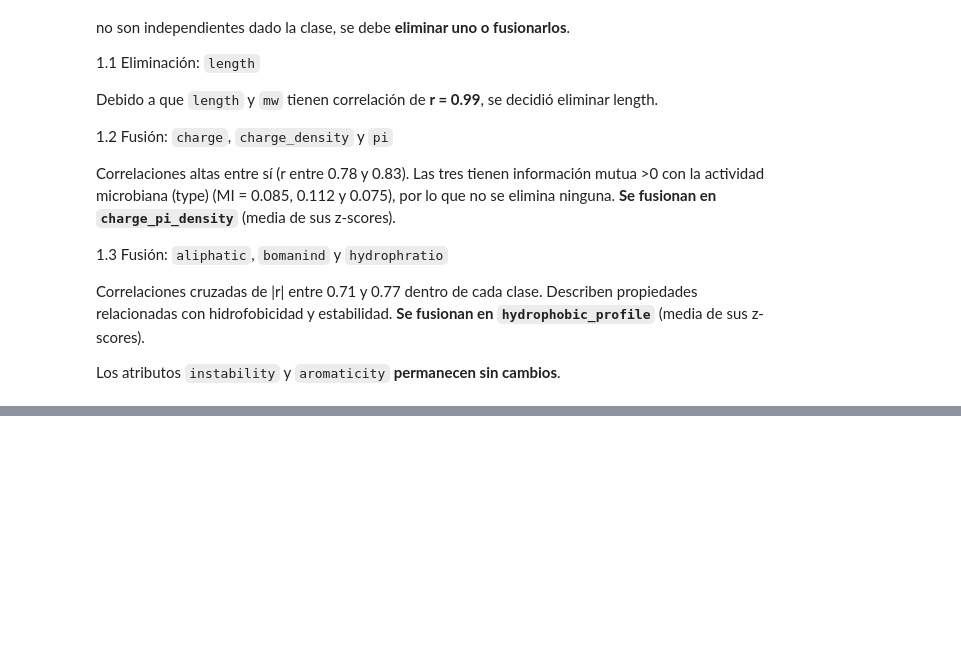
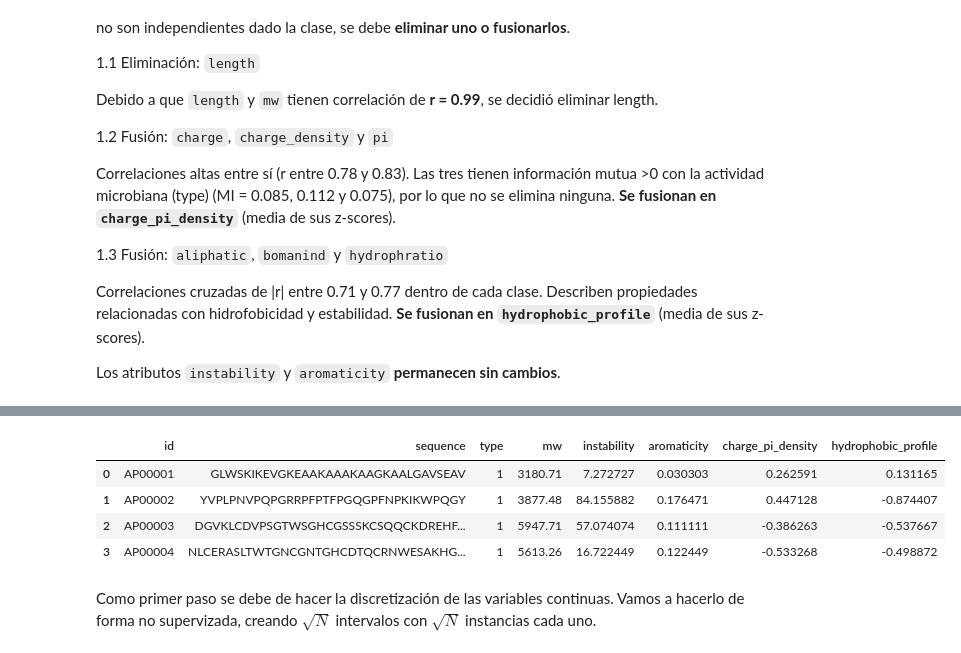
Before and after one commit to jazminamg26/NBC_antimicrobial_peptides, a Jupyter notebook: main.ipynb, the cells around one changed output, grey strips where cells are left out. Saved outputs shown, nothing was run; the diff lists cells and outputs as text; code cells hidden in the pictures; blank space fills up the shorter version.

```diff
--- a/main.ipynb
+++ b/main.ipynb
@@ -465,0 +526,10 @@ Para empezar a ver cuál modelo podría servirnos, vamos a ver si hay correlaci
+# %%
+df_clean.head(4)
+# %% [output]
+|  | id | sequence | type | mw | instability | aromaticity | charge_pi_density | hydrophobic_profile |
+| 0 | AP00001 | GLWSKIKEVGKEAAKAAAKAAGKAALGAVSEAV | 1 | 3180.71 | 7.272727 | 0.030303 | 0.262591 | 0.131165 |
+| 1 | AP00002 | YVPLPNVPQPGRRPFPTFPGQGPFNPKIKWPQGY | 1 | 3877.48 | 84.155882 | 0.176471 | 0.447128 | -0.874407 |
+| 2 | AP00003 | DGVKLCDVPSGTWSGHCGSSSKCSQQCKDREHF... | 1 | 5947.71 | 57.074074 | 0.111111 | -0.386263 | -0.537667 |
+| 3 | AP00004 | NLCERASLTWTGNCGNTGHCDTQCRNWESAKHG... | 1 | 5613.26 | 16.722449 | 0.122449 | -0.533268 | -0.498872 |
+# %% [markdown]
+Como primer paso se debe de hacer la discretización de las variables continuas. Vamos a hacerlo de forma no supervizada, creando $\sqrt{N}$ intervalos con $\sqrt{N}$ instancias cada uno.
```
Also changed, not shown: parts of 7 cells of this notebook.
